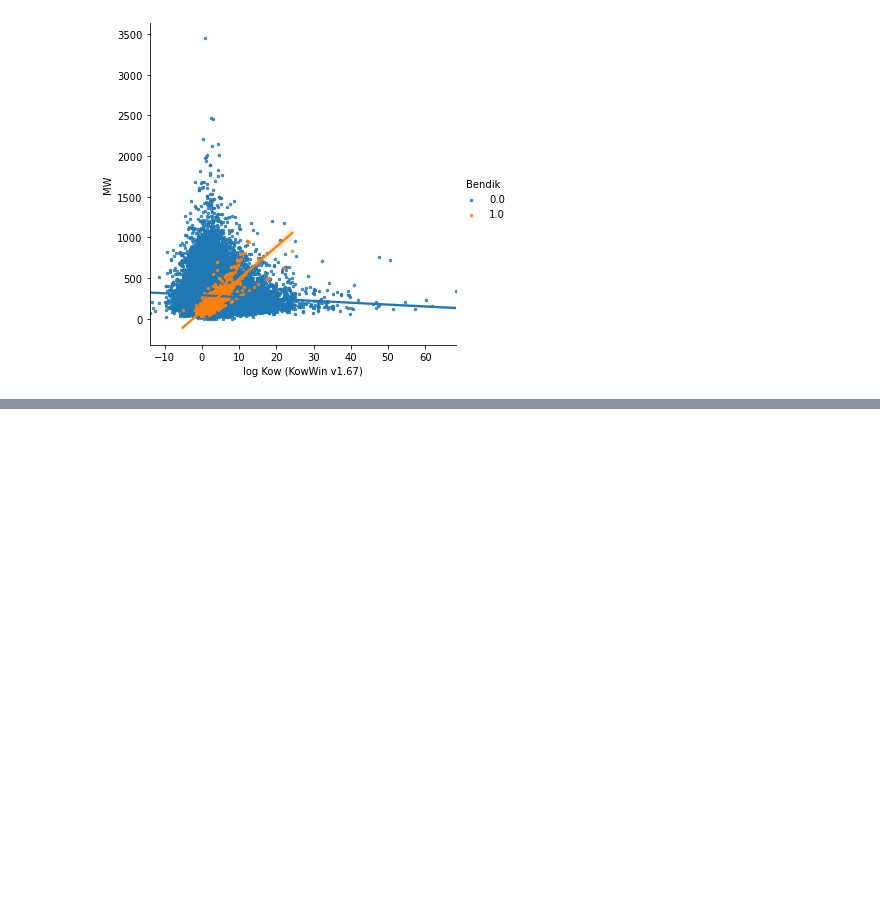
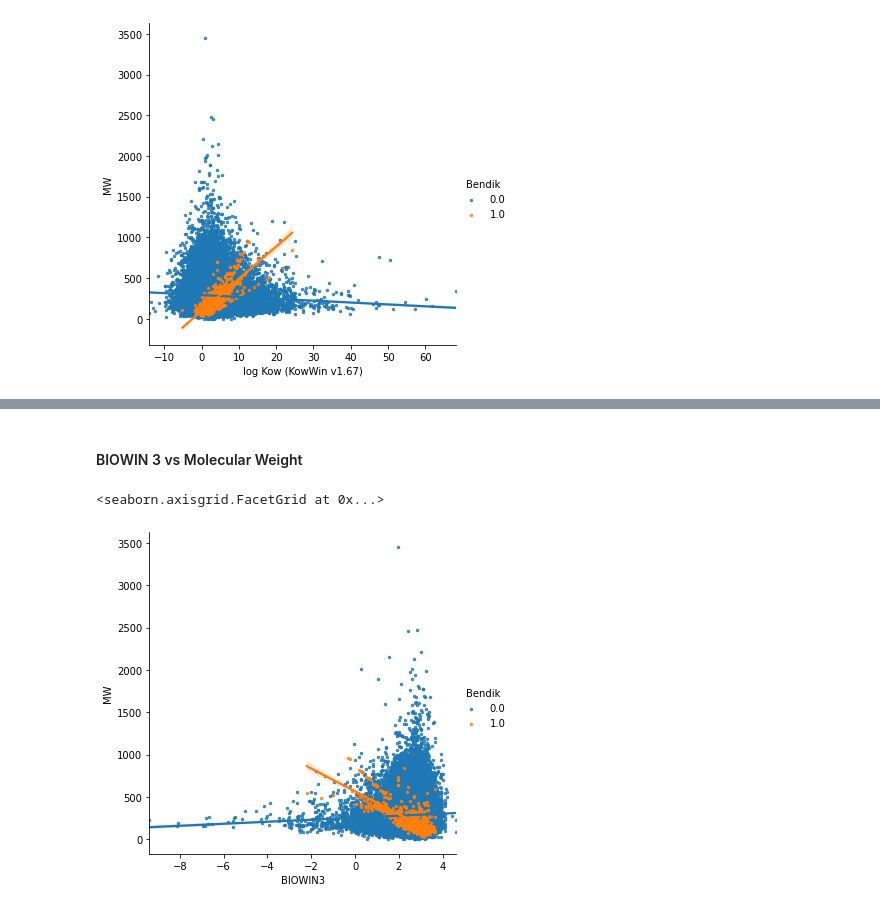
Before and after one commit to hannahgathu/Thesis-Bias-Experiments, a Jupyter notebook: Comparison of both datasets.ipynb, the cells around one changed output, grey strips where cells are left out. Drawn from its saved outputs; the diff is of its cells as text; code cells hidden in the pictures; blank space fills up the shorter version.

```diff
--- a/Comparison of both datasets.ipynb
+++ b/Comparison of both datasets.ipynb
@@ -23,0 +47,7 @@ sb.pairplot(df, vars=['log Kow (KowWin v1.67)','MW','BIOWIN3',], hue='Bendik', p
+# %% [markdown]
+#### BIOWIN 3 vs Molecular Weight
+# %%
+sb.lmplot(x='BIOWIN3', y='MW', hue = 'Bendik',scatter_kws={"s": 6}, data=df)
+# %% [output]
+<seaborn.axisgrid.FacetGrid at 0x...>
+[figure, added]
```
Also changed, not shown: parts of 20 cells of this notebook, 2 other files.
